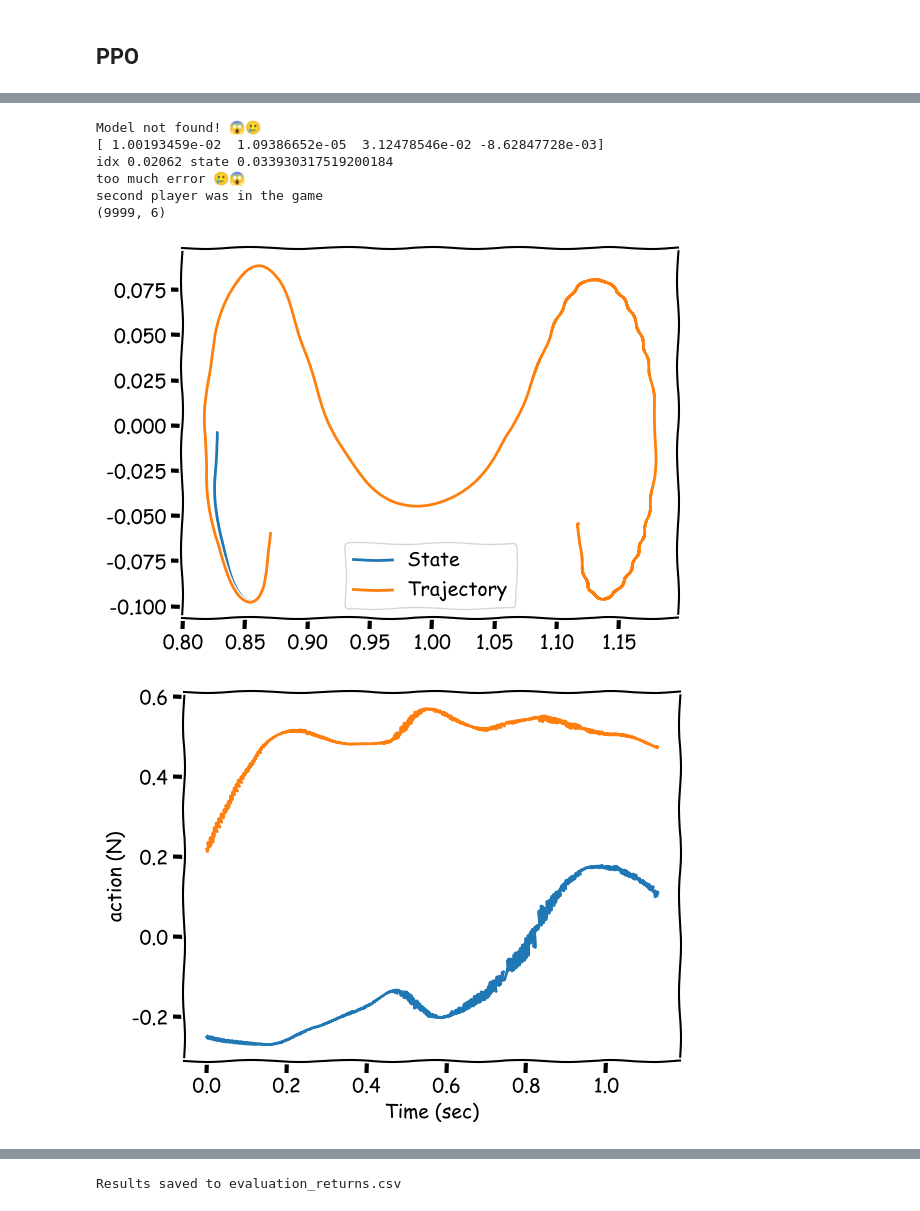
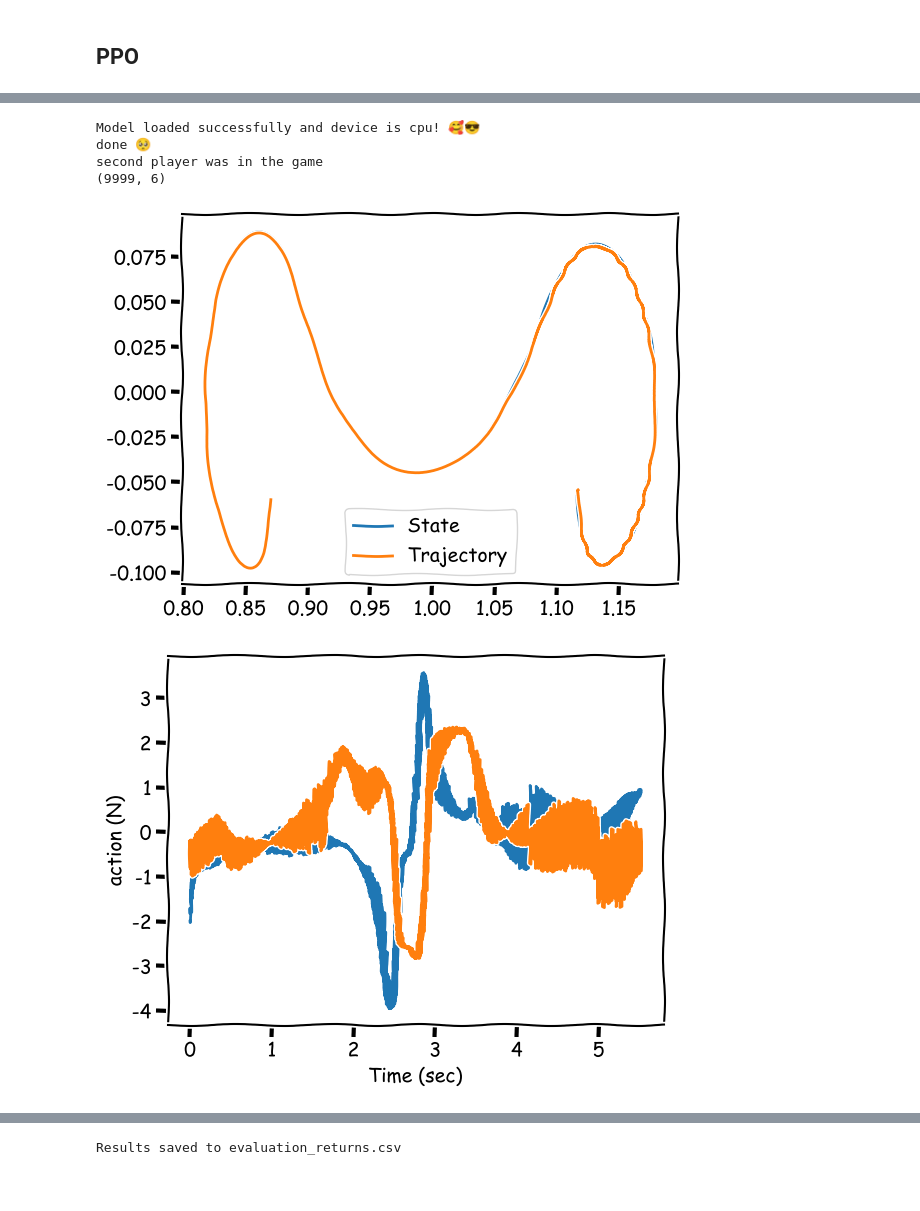
Before and after one commit to alibaniasad1999/master-thesis, a Jupyter notebook: Code/Python/Robust_eval/ZeroSum/model_mismatch/model_mismatch_.ipynb, the cells around one changed output, grey strips where cells are left out. Drawn from its saved outputs; the diff is of its cells as text; code cells hidden in the pictures.

```diff
--- a/Code/Python/Robust_eval/ZeroSum/model_mismatch/model_mismatch_.ipynb
+++ b/Code/Python/Robust_eval/ZeroSum/model_mismatch/model_mismatch_.ipynb
@@ -251,40 +251,38 @@ logger_kwargs = setup_logger_kwargs(EXP_NAME, SEED)
 
 ppo = PPO(ThreeBodyEnv(trajectory, error_range=0.01, final_range=0.001), ac_kwargs=ac_kwargs, gamma=GAMMA,
             seed=SEED, steps_per_epoch=STEPS, logger_kwargs=logger_kwargs)
 # test PPO agent (not trained)
 ppo.test(deterministic=True)
 
-ppo.load(filepath='model_PPO/')
+ppo.load(filepath='model_zs_PPO/')
 ppo.test(fun_mode=True)
 ppo.env.second_player = False
 # %% [output]
 Warning: Log dir /Users/Ali/Documents/BAI/Master/master-thesis/Code/Python/Robust_eval/ZeroSum/model_mismatch/data/PPO_3BP/PPO_3BP_s0 already exists! Storing info there anyway.
 Logging data to /Users/Ali/Documents/BAI/Master/master-thesis/Code/Python/Robust_eval/ZeroSum/model_mismatch/data/PPO_3BP/PPO_3BP_s0/progress.txt
 Saving config:
 
 {
     "ac_kwargs":        {
         "hidden_sizes": [
             32,
             32
         ]
     },
     "clip_ratio":       0.2,
 ... (163 lines left out)
 idx 0.02062 state 0.03393031862743251
 too much error 🥲😱
 second player was in the game
 (9999, 6)
 [figure]
 [figure]
-Model not found! 😱🥲
-[ 1.00193459e-02  1.09386652e-05  3.12478546e-02 -8.62847728e-03]
-idx 0.02062 state 0.033930317519200184
-too much error 🥲😱
+Model loaded successfully and device is cpu! 🥰😎
+done 🥺
 second player was in the game
 (9999, 6)
-[figure, old version]
+[figure, new version]
-[figure, old version]
+[figure, new version]
 # %%
 class DynamicsPerturbationWrapper(gym.Wrapper):
     """
```
Also changed, not shown: parts of 9 cells of this notebook, 34 other files.
